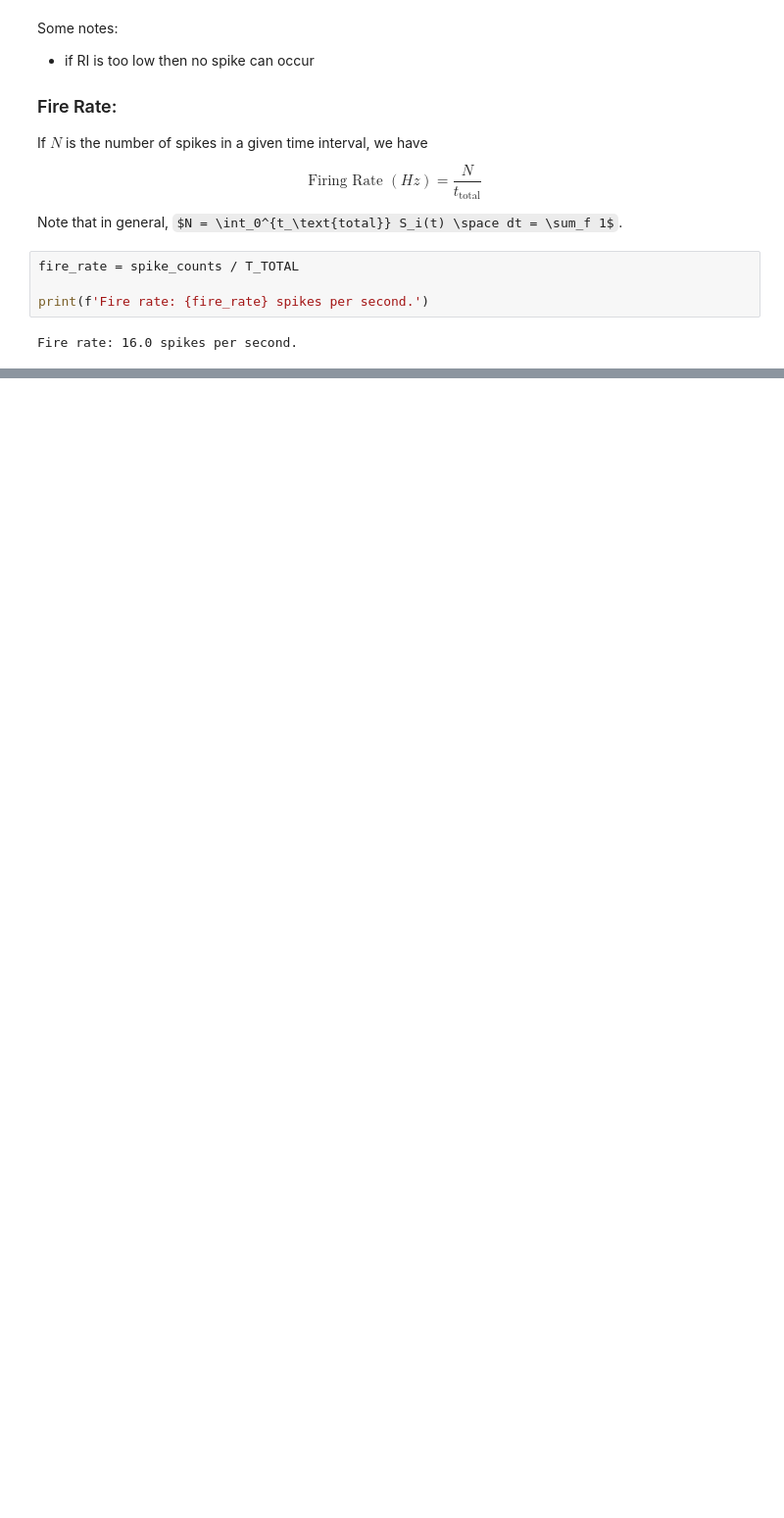
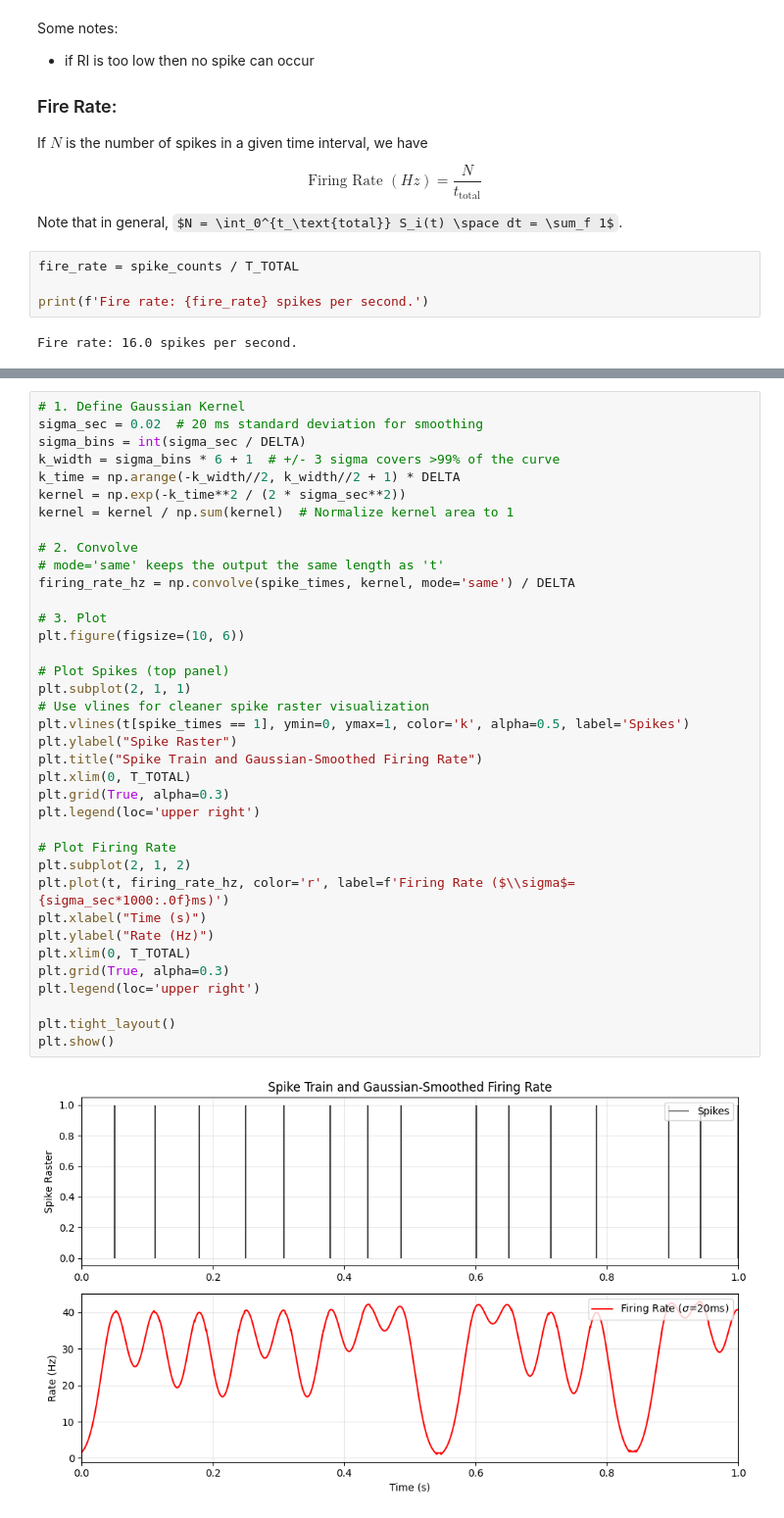
Before and after one commit to andrew-belz/CS111-Final-Project, a Jupyter notebook: learning_and_practice/LIF.ipynb, the cells around one changed output, grey strips where cells are left out. Shown at 98% size. Drawn from its saved outputs; the diff is of its cells as text; some formulas as TeX source; blank space fills up the shorter version.

```diff
--- a/learning_and_practice/LIF.ipynb
+++ b/learning_and_practice/LIF.ipynb
@@ -140,0 +218,39 @@ Fire rate: 16.0 spikes per second.
+# %%
+# 1. Define Gaussian Kernel
+sigma_sec = 0.02  # 20 ms standard deviation for smoothing
+sigma_bins = int(sigma_sec / DELTA)
+k_width = sigma_bins * 6 + 1  # +/- 3 sigma covers >99% of the curve
+k_time = np.arange(-k_width//2, k_width//2 + 1) * DELTA
+kernel = np.exp(-k_time**2 / (2 * sigma_sec**2))
+kernel = kernel / np.sum(kernel)  # Normalize kernel area to 1
+
+# 2. Convolve
+# mode='same' keeps the output the same length as 't'
+firing_rate_hz = np.convolve(spike_times, kernel, mode='same') / DELTA
+
+# 3. Plot
+plt.figure(figsize=(10, 6))
+
+# Plot Spikes (top panel)
+plt.subplot(2, 1, 1)
+# Use vlines for cleaner spike raster visualization
+plt.vlines(t[spike_times == 1], ymin=0, ymax=1, color='k', alpha=0.5, label='Spikes')
+plt.ylabel("Spike Raster")
+plt.title("Spike Train and Gaussian-Smoothed Firing Rate")
+plt.xlim(0, T_TOTAL)
+plt.grid(True, alpha=0.3)
+plt.legend(loc='upper right')
+
+# Plot Firing Rate
+plt.subplot(2, 1, 2)
+plt.plot(t, firing_rate_hz, color='r', label=f'Firing Rate ($\\sigma$={sigma_sec*1000:.0f}ms)')
+plt.xlabel("Time (s)")
+plt.ylabel("Rate (Hz)")
+plt.xlim(0, T_TOTAL)
+plt.grid(True, alpha=0.3)
+plt.legend(loc='upper right')
+
+plt.tight_layout()
+plt.show()
+# %% [output]
+[figure, added]
```
Also changed, not shown: parts of 3 cells of this notebook, 1 other file.
